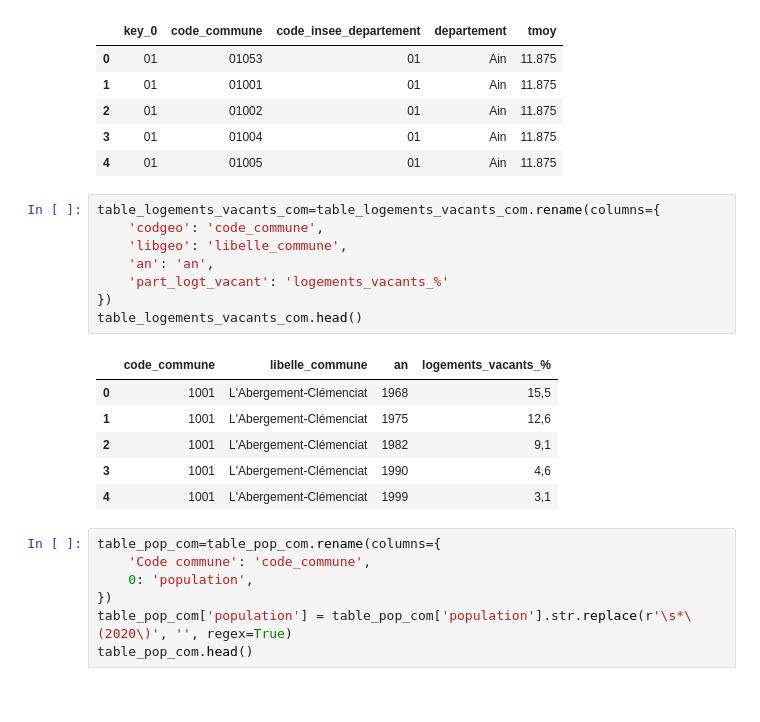
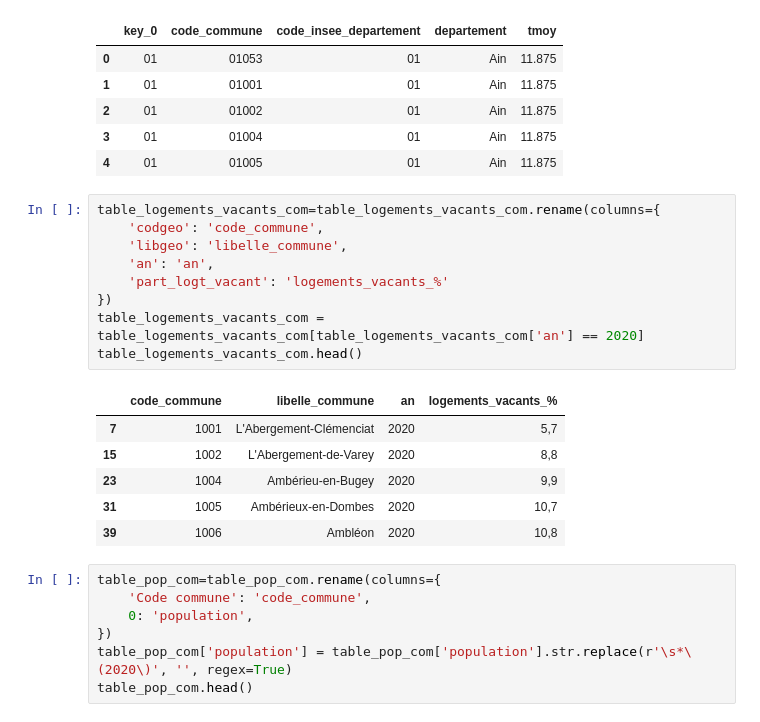
Before and after one commit to tgarnier067/Projet-Python-2023, a Jupyter notebook: Notebook_unique_a_renommer.ipynb, the cells around one changed output. Saved outputs shown, nothing was run; the diff lists cells and outputs as text.

```diff
--- a/Notebook_unique_a_renommer.ipynb
+++ b/Notebook_unique_a_renommer.ipynb
@@ -369,18 +397,19 @@ table_temperatures_com.head()
 # %%
 table_logements_vacants_com=table_logements_vacants_com.rename(columns={
     'codgeo': 'code_commune',
     'libgeo': 'libelle_commune',
     'an': 'an',
     'part_logt_vacant': 'logements_vacants_%'
 })
+table_logements_vacants_com = table_logements_vacants_com[table_logements_vacants_com['an'] == 2020]
 table_logements_vacants_com.head()
 # %% [output]
 |  | code_commune | libelle_commune | an | logements_vacants_% |
-| 0 | 1001 | L'Abergement-Clémenciat | 1968 | 15,5 |
-| 1 | 1001 | L'Abergement-Clémenciat | 1975 | 12,6 |
-| 2 | 1001 | L'Abergement-Clémenciat | 1982 | 9,1 |
-| 3 | 1001 | L'Abergement-Clémenciat | 1990 | 4,6 |
-| 4 | 1001 | L'Abergement-Clémenciat | 1999 | 3,1 |
+| 7 | 1001 | L'Abergement-Clémenciat | 2020 | 5,7 |
+| 15 | 1002 | L'Abergement-de-Varey | 2020 | 8,8 |
+| 23 | 1004 | Ambérieu-en-Bugey | 2020 | 9,9 |
+| 31 | 1005 | Ambérieux-en-Dombes | 2020 | 10,7 |
+| 39 | 1006 | Ambléon | 2020 | 10,8 |
 # %%
 table_pop_com=table_pop_com.rename(columns={
     'Code commune': 'code_commune',
```
Also changed, not shown: parts of 9 cells of this notebook.
